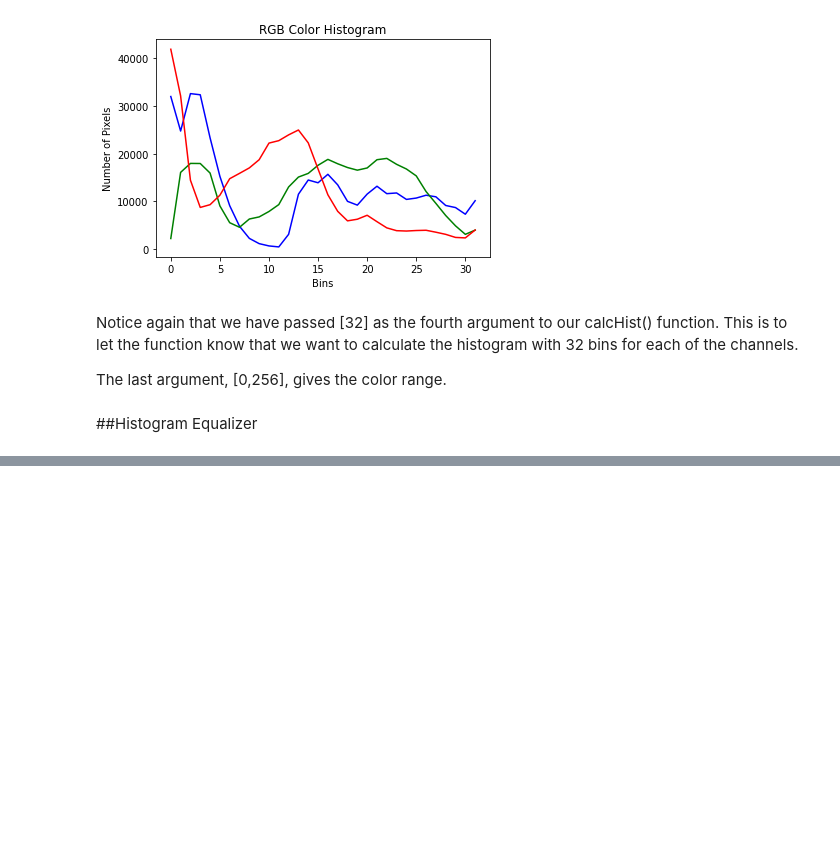
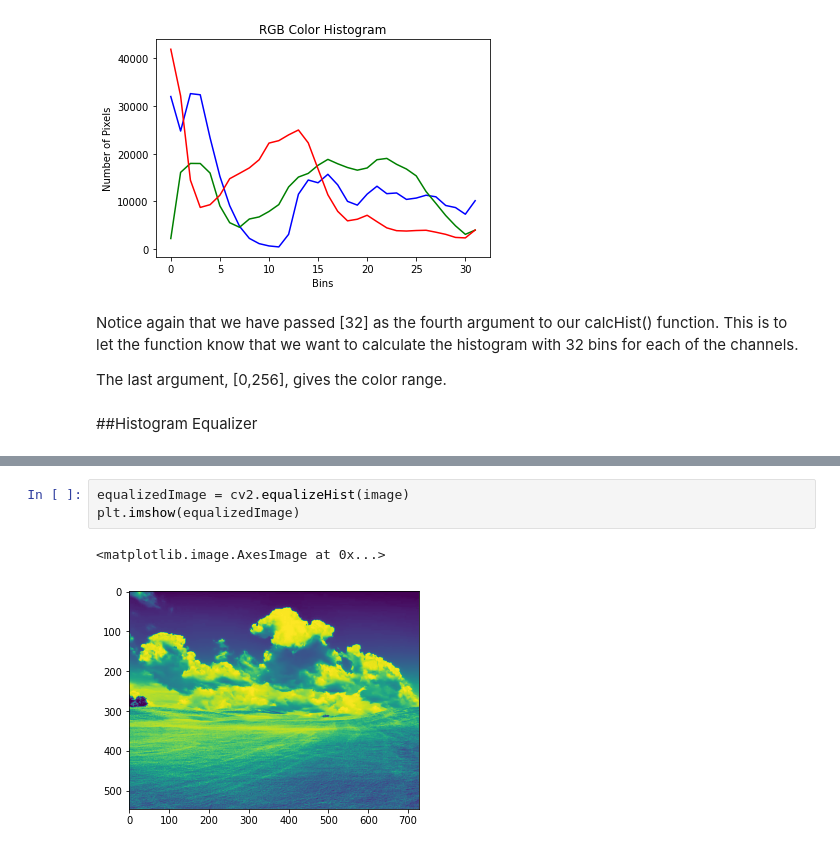
Before and after one commit to rahiakela/building-computer-vision-applications-using-artificial-neural-networks, a Jupyter notebook: 4_building_machine_learning–based_computer_vision_system.ipynb, the cells around one changed output, grey strips where cells are left out. Drawn from its saved outputs; the diff is of its cells as text; blank space fills up the shorter version.

```diff
--- a/4_building_machine_learning–based_computer_vision_system.ipynb
+++ b/4_building_machine_learning–based_computer_vision_system.ipynb
@@ -120,0 +146,6 @@ The last argument, [0,256], gives the color range.
+# %%
+equalizedImage = cv2.equalizeHist(image)
+plt.imshow(equalizedImage)
+# %% [output]
+<matplotlib.image.AxesImage at 0x...>
+[figure, added]
```
Also changed, not shown: parts of 5 cells of this notebook.
